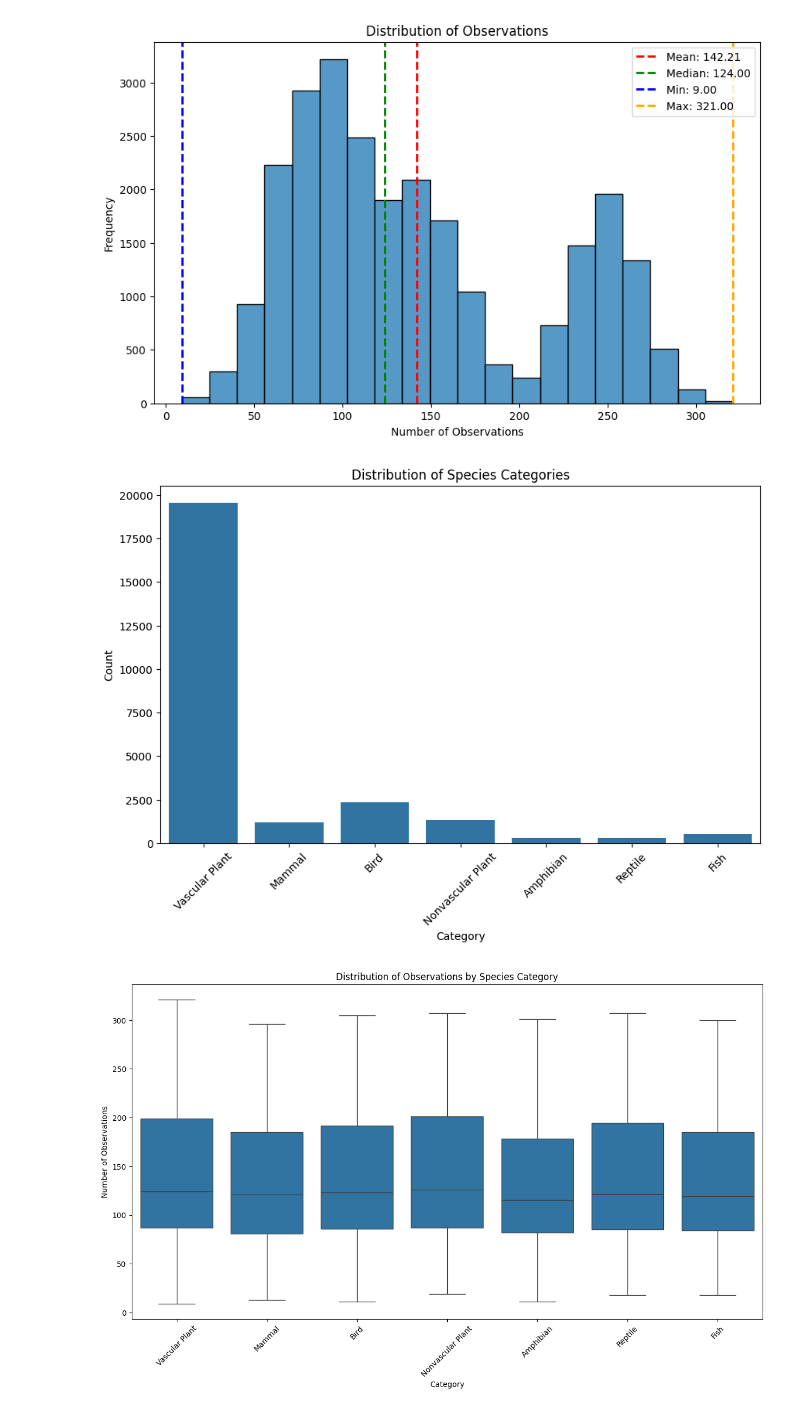
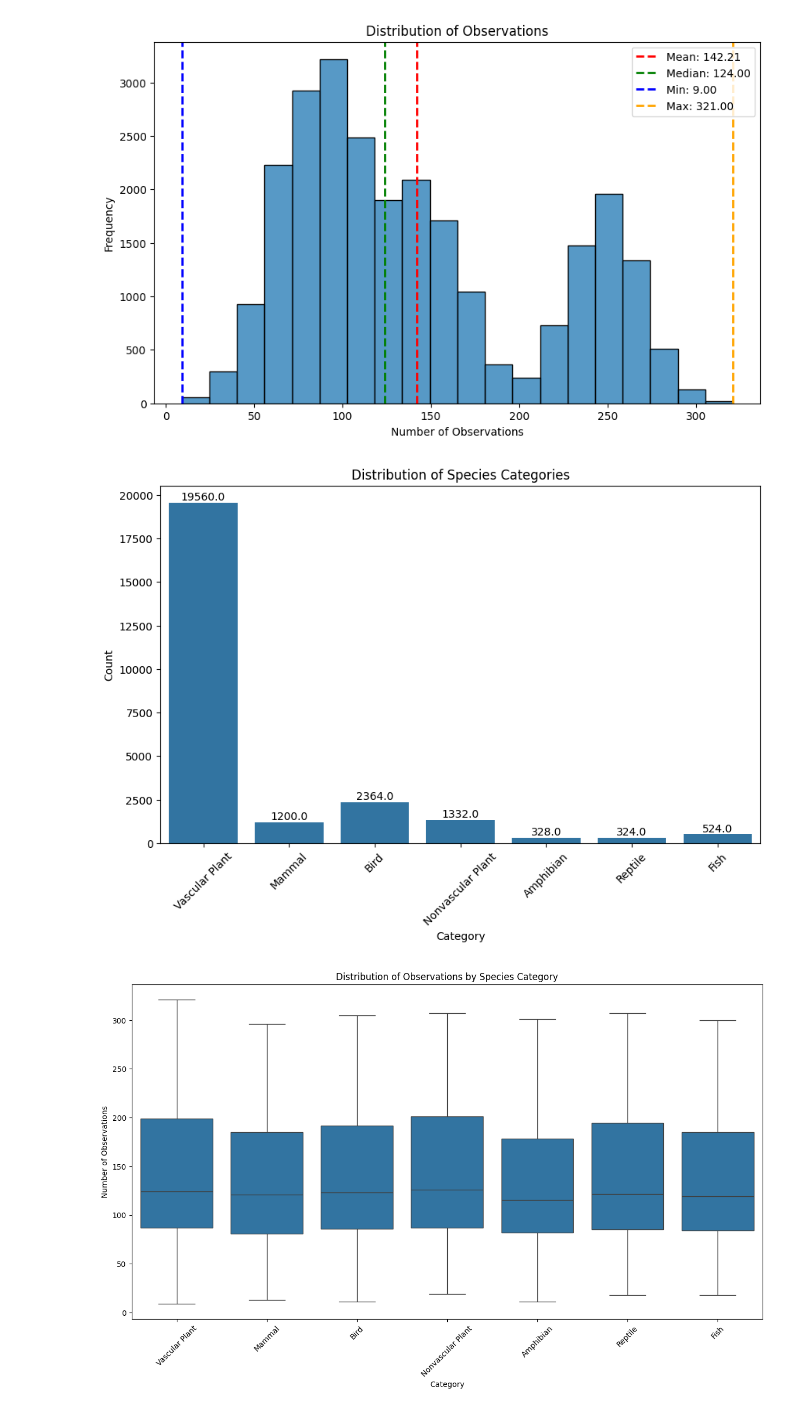
Before and after one commit to GitOlivier10/biodiversity-starter, a Jupyter notebook: biodiversity.ipynb, the cells around one changed output. Drawn from its saved outputs; the diff is of its cells as text; code cells hidden in the pictures.

```diff
--- a/biodiversity.ipynb
+++ b/biodiversity.ipynb
@@ -167,14 +167,18 @@ plt.show()
 [figure]
 # %%
 plt.figure(figsize=(10, 6))
-sns.countplot(x='category', data=df_merged)
+ax = sns.countplot(x='category', data=df_merged)
+for p in ax.patches:
+    ax.annotate(f'{p.get_height()}',
+                (p.get_x() + p.get_width() / 2, p.get_height()),
+                ha='center', va='bottom', fontsize=10, color='black')
 plt.title('Distribution of Species Categories')
 plt.xlabel('Category')
 plt.ylabel('Count')
 plt.xticks(rotation=45)
 plt.show()
 # %% [output]
-[figure, old version]
+[figure, new version]
 # %%
 plt.figure(figsize=(15, 8))
 sns.boxplot(x='category', y='observations', data=df_merged)
```
Also changed, not shown: parts of 5 cells of this notebook.
